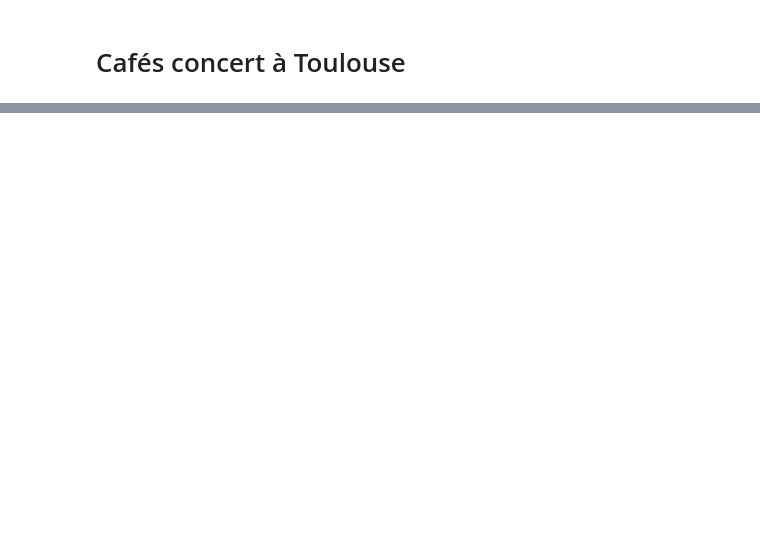
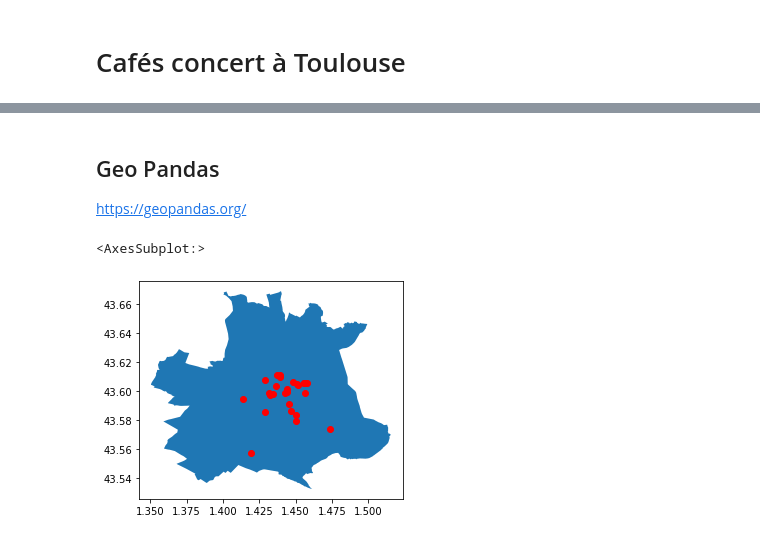
Before and after one commit to matthcol/python202211bases, a Jupyter notebook: cafeConcerts.ipynb, the cells around one changed output, grey strips where cells are left out. Cells and saved outputs as stored; diff of their text form; code cells hidden in the pictures; blank space fills up the shorter version.

Commit message:
pandas, csv, path

```diff
--- a/cafeConcerts.ipynb
+++ b/cafeConcerts.ipynb
@@ -27,0 +172,3 @@ coffees
+# %%
+coffees.loc[17, 'nom_equipement'] = 'LE VENT DU NORD'
+coffees.iloc[16:19]
@@ -27,0 +185,3 @@ coffees
+# %% [markdown]
+## Geo Pandas
+https://geopandas.org/
@@ -27,0 +192,16 @@ coffees
+# %%
+gdfToulouse = ox.geocode_to_gdf({'city': 'Toulouse'})
+# %%
+def point_from_yx(yx):
+    y,x = yx.split(',')
+    x, y = float(x), float(y)
+    return Point(x,y)
+# %%
+coffees['geometry'] = coffees.geo_point.apply(point_from_yx)
+coffeesGeo =  gpd.GeoDataFrame(coffees)
+# %%
+ax = gdfToulouse.plot()
+coffeesGeo.plot(color='red', ax=ax)
+# %% [output]
+<AxesSubplot:>
+[figure, added]
```
Also changed, not shown: parts of 20 cells of this notebook, 2 other files.
